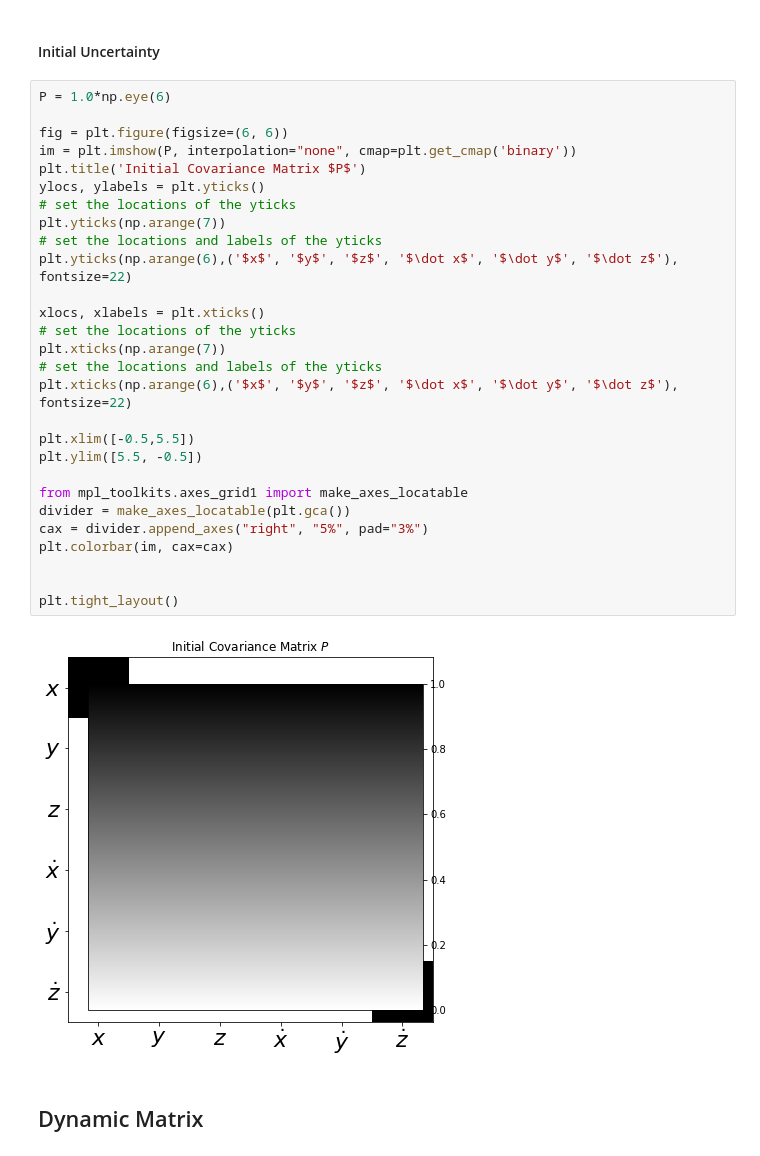
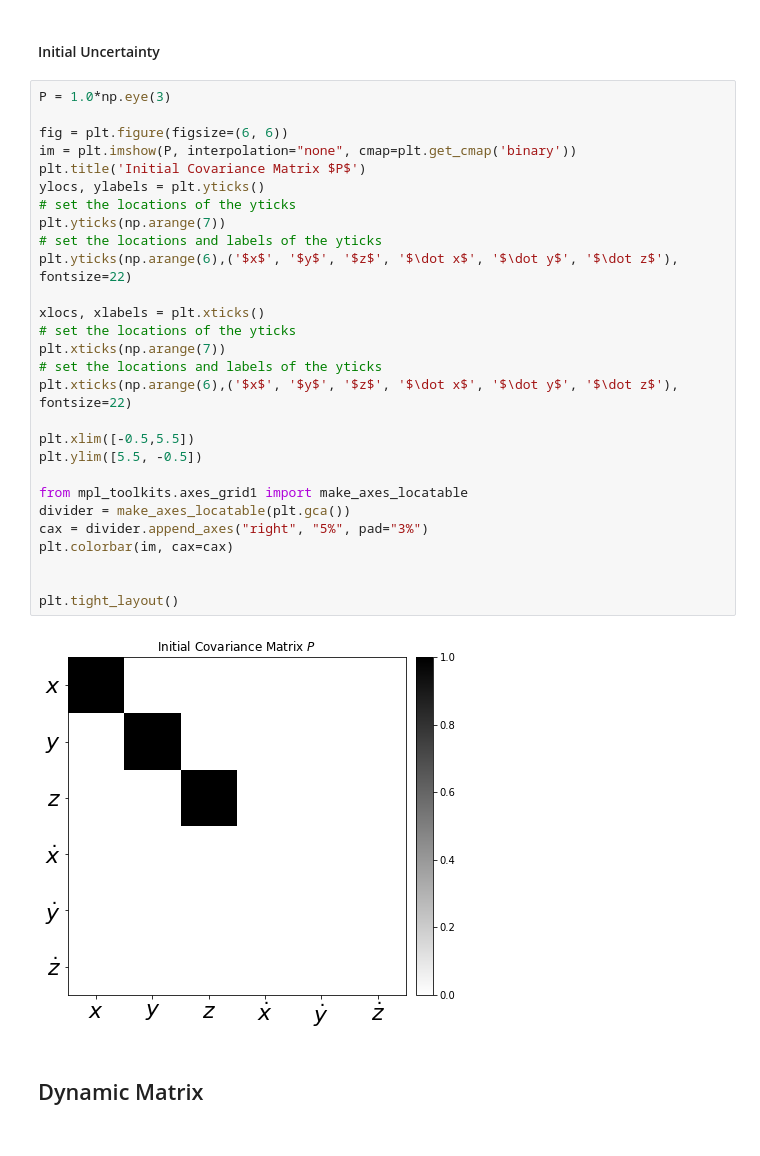
Before and after one commit to diggerdata/kolt_kalman_filter, a Jupyter notebook: Kolt-Kalman-Filter.ipynb, the cells around one changed output. Saved outputs shown, nothing was run; the diff lists cells and outputs as text.

```diff
--- a/Kolt-Kalman-Filter.ipynb
+++ b/Kolt-Kalman-Filter.ipynb
@@ -14,35 +14,35 @@ $$x= \left[ \matrix{ x \\ y \\ z \\ \dot x \\ \dot y \\ \dot z} \right]$$
 # %% [markdown]
 #### Initial Uncertainty
 # %%
-P = 1.0*np.eye(6)
+P = 1.0*np.eye(3)
 
 fig = plt.figure(figsize=(6, 6))
 im = plt.imshow(P, interpolation="none", cmap=plt.get_cmap('binary'))
 plt.title('Initial Covariance Matrix $P$')
 ylocs, ylabels = plt.yticks()
 # set the locations of the yticks
 plt.yticks(np.arange(7))
 # set the locations and labels of the yticks
 plt.yticks(np.arange(6),('$x$', '$y$', '$z$', '$\dot x$', '$\dot y$', '$\dot z$'), fontsize=22)
 
 xlocs, xlabels = plt.xticks()
 # set the locations of the yticks
 plt.xticks(np.arange(7))
 # set the locations and labels of the yticks
 plt.xticks(np.arange(6),('$x$', '$y$', '$z$', '$\dot x$', '$\dot y$', '$\dot z$'), fontsize=22)
 
 plt.xlim([-0.5,5.5])
 plt.ylim([5.5, -0.5])
 
 from mpl_toolkits.axes_grid1 import make_axes_locatable
 divider = make_axes_locatable(plt.gca())
 cax = divider.append_axes("right", "5%", pad="3%")
 plt.colorbar(im, cax=cax)
 
 
 plt.tight_layout()
 # %% [output]
-[figure, old version]
+[figure, new version]
 # %% [markdown]
 ## Dynamic Matrix
 # %%
```
Also changed, not shown: parts of 20 cells of this notebook, 4 other files.
